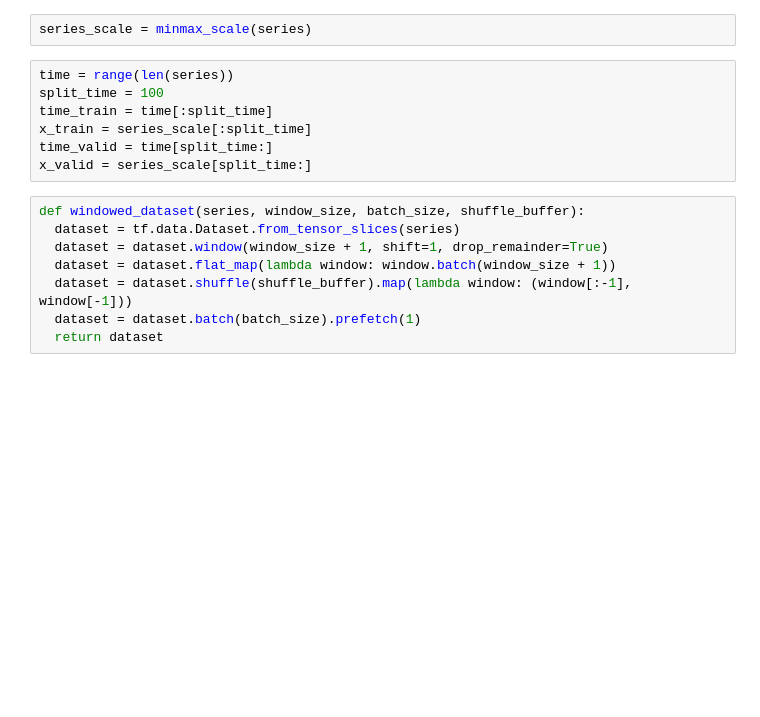
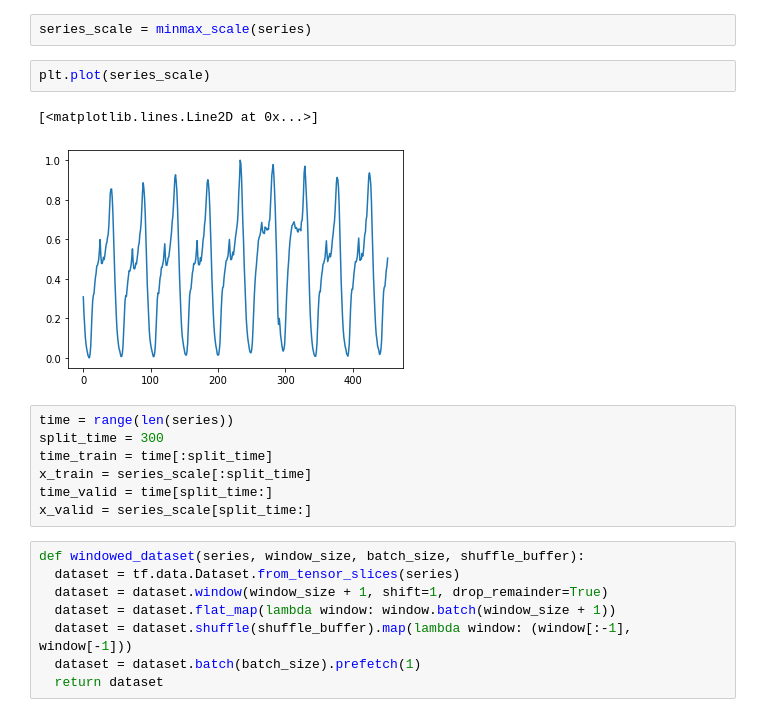
Before and after one commit to krmonline/YRU_TrainingAnomalyDetection, a Jupyter notebook: day2/LSTM_GRU.ipynb, the cells around one changed output. Cells and saved outputs as stored; diff of their text form; blank space fills up the shorter version.

```diff
--- a/day2/LSTM_GRU.ipynb
+++ b/day2/LSTM_GRU.ipynb
@@ -12,9 +17,14 @@ series = df.val.values
 from sklearn.preprocessing import minmax_scale
 # %%
 series_scale = minmax_scale(series)
+# %%
+plt.plot(series_scale)
+# %% [output]
+[<matplotlib.lines.Line2D at 0x...>]
+[figure, added]
 # %%
 time = range(len(series))
-split_time = 100
+split_time = 300
 time_train = time[:split_time]
 x_train = series_scale[:split_time]
 time_valid = time[split_time:]
```
Also changed, not shown: parts of 7 cells of this notebook.
